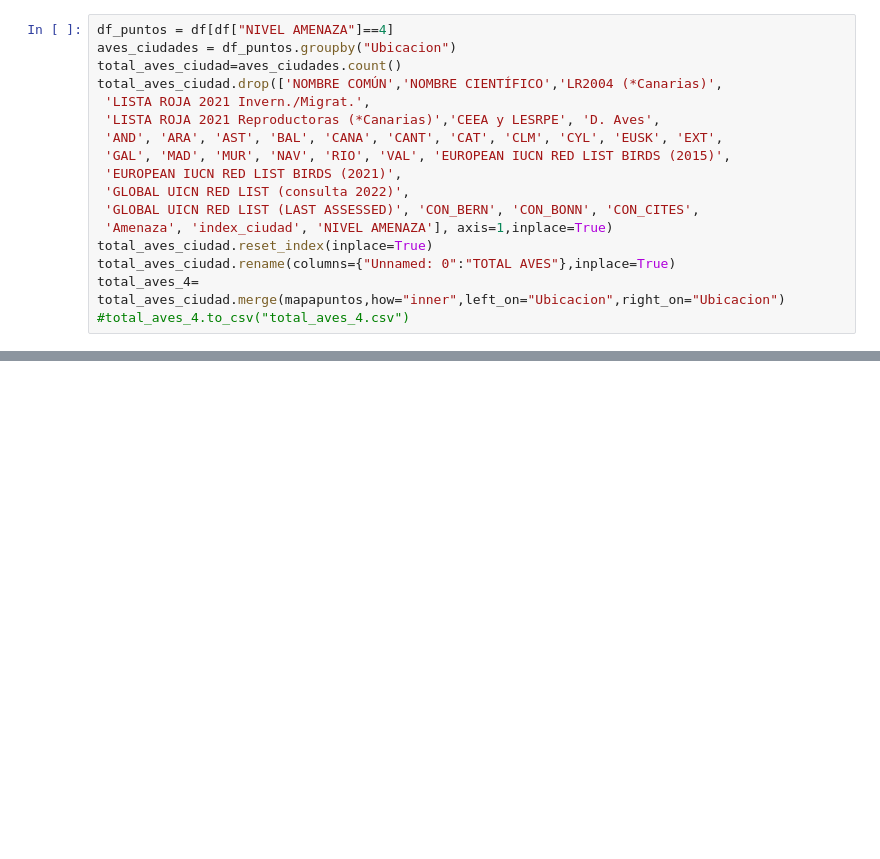
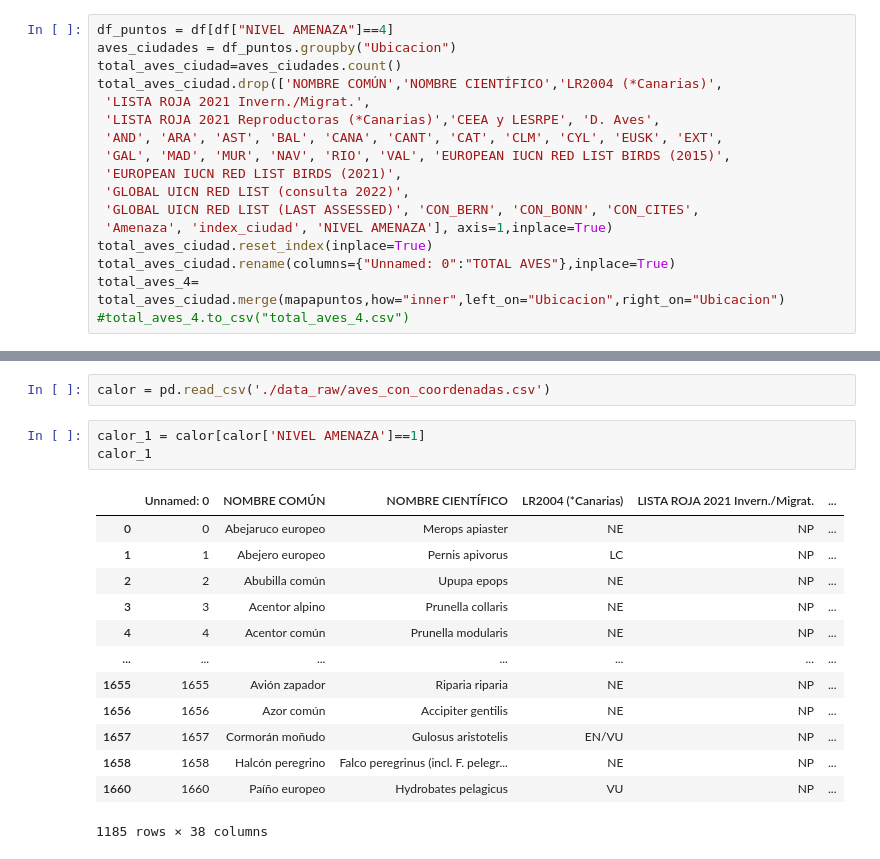
Before and after one commit to Factoria-F5-AI-Bootcamp-1-Edicion/Tracking_Aves, a Jupyter notebook: prueba.ipynb, the cells around one changed output, grey strips where cells are left out. Saved outputs shown, nothing was run; the diff lists cells and outputs as text; blank space fills up the shorter version.

Commit message:
JUntando coordenadas al dataset, probando un mapa de calor

```diff
--- a/prueba.ipynb
+++ b/prueba.ipynb
@@ -273,0 +291,19 @@ total_aves_4= total_aves_ciudad.merge(mapapuntos,how="inner",left_on="Ubicacion"
+# %%
+calor = pd.read_csv('./data_raw/aves_con_coordenadas.csv')
+# %%
+calor_1 = calor[calor['NIVEL AMENAZA']==1]
+calor_1
+# %% [output]
+|  | Unnamed: 0 | NOMBRE COMÚN | NOMBRE CIENTÍFICO | LR2004 (*Canarias) | LISTA ROJA 2021 Invern./Migrat. | ... |
+| 0 | 0 | Abejaruco europeo | Merops apiaster | NE | NP | ... |
+| 1 | 1 | Abejero europeo | Pernis apivorus | LC | NP | ... |
+| 2 | 2 | Abubilla común | Upupa epops | NE | NP | ... |
+| 3 | 3 | Acentor alpino | Prunella collaris | NE | NP | ... |
+| 4 | 4 | Acentor común | Prunella modularis | NE | NP | ... |
+| ... | ... | ... | ... | ... | ... | ... |
+| 1655 | 1655 | Avión zapador | Riparia riparia | NE | NP | ... |
+| 1656 | 1656 | Azor común | Accipiter gentilis | NE | NP | ... |
+| 1657 | 1657 | Cormorán moñudo | Gulosus aristotelis | EN/VU | NP | ... |
+| 1658 | 1658 | Halcón peregrino | Falco peregrinus (incl. F. pelegr... | NE | NP | ... |
+| 1660 | 1660 | Paíño europeo | Hydrobates pelagicus | VU | NP | ... |
+1185 rows × 38 columns
```
Also changed, not shown: parts of 3 cells of this notebook, 1 other file.
